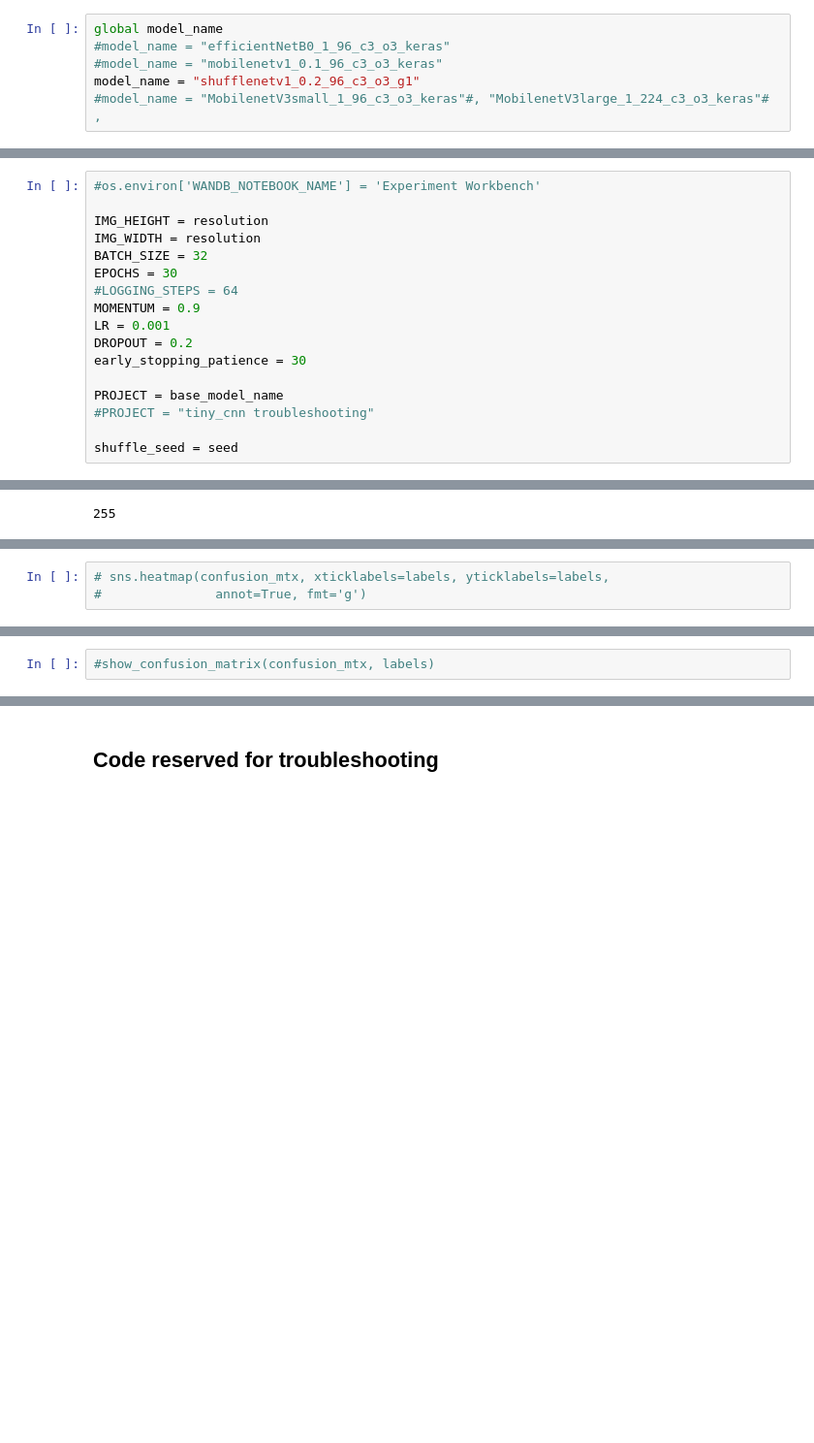
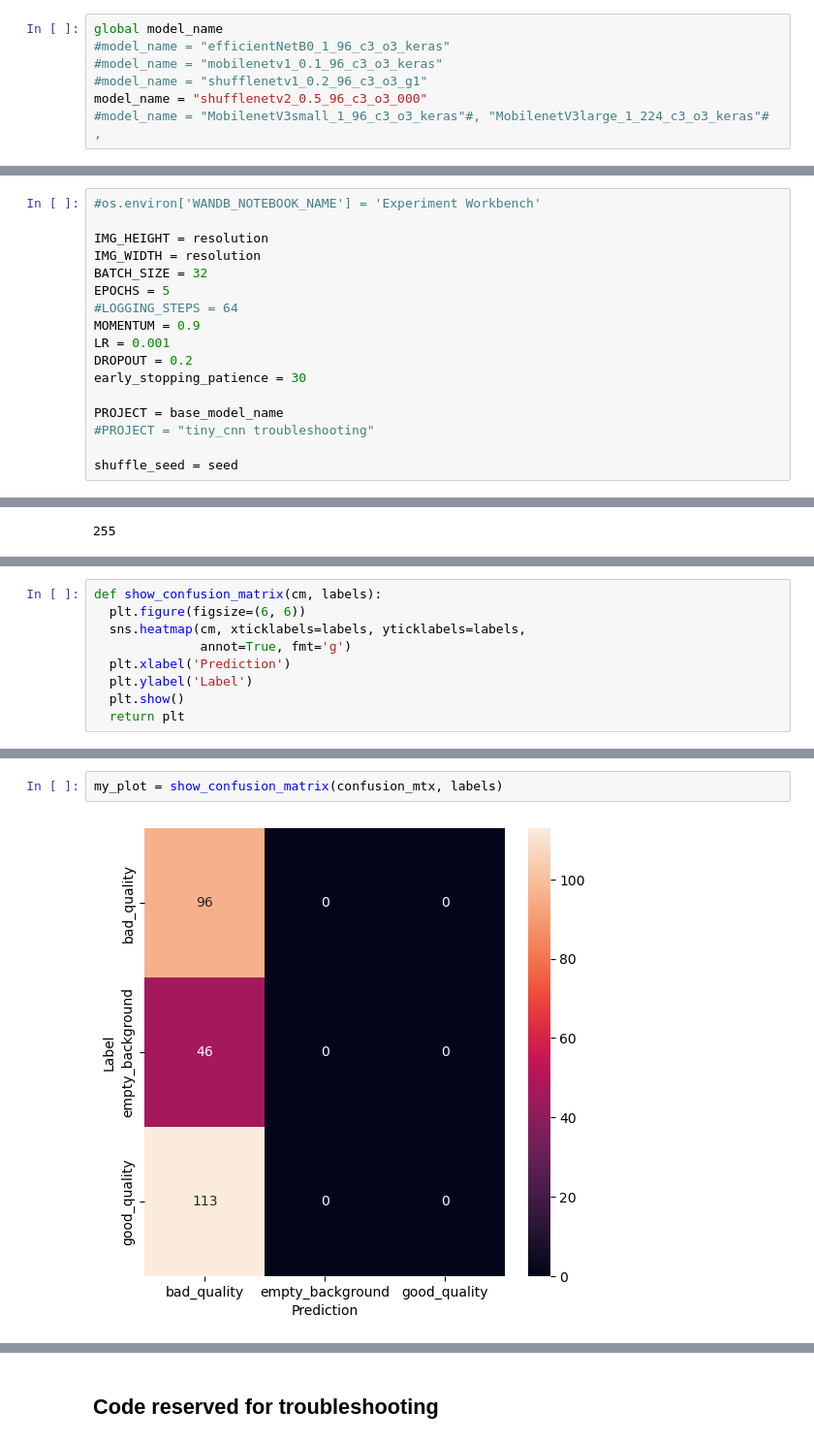
Before and after one commit to subrockmann/tiny_cnn, a Jupyter notebook: Experiment Workbench.ipynb, the cells around one changed output, grey strips where cells are left out. Shown at 97% size. Drawn from its saved outputs; the diff is of its cells as text; blank space fills up the shorter version.

```diff
--- a/Experiment Workbench.ipynb
+++ b/Experiment Workbench.ipynb
@@ -89,7 +91,8 @@ models_dir = initialize()
 global model_name
 #model_name = "efficientNetB0_1_96_c3_o3_keras"
 #model_name = "mobilenetv1_0.1_96_c3_o3_keras"
-model_name = "shufflenetv1_0.2_96_c3_o3_g1"
+#model_name = "shufflenetv1_0.2_96_c3_o3_g1"
+model_name = "shufflenetv2_0.5_96_c3_o3_000"
 #model_name = "MobilenetV3small_1_96_c3_o3_keras"#, "MobilenetV3large_1_224_c3_o3_keras"# ,
 # %%
 models_path, models_summary_path, models_image_path, models_layer_df_path, models_tf_path, models_tflite_path, models_tflite_opt_path = create_filepaths(model_name)
@@ -123,7 +123,7 @@ The tensorboard extension is already loaded. To reload it, use:
 IMG_HEIGHT = resolution
 IMG_WIDTH = resolution
 BATCH_SIZE = 32
-EPOCHS = 30
+EPOCHS = 5
 #LOGGING_STEPS = 64
 MOMENTUM = 0.9
 LR = 0.001
@@ -939,3 +980,9 @@ array([[ 93,   0,   3],
 # %%
-# sns.heatmap(confusion_mtx, xticklabels=labels, yticklabels=labels,
-#               annot=True, fmt='g')
+def show_confusion_matrix(cm, labels):
+  plt.figure(figsize=(6, 6))
+  sns.heatmap(cm, xticklabels=labels, yticklabels=labels,
+              annot=True, fmt='g')
+  plt.xlabel('Prediction')
+  plt.ylabel('Label')
+  plt.show()
+  return plt
@@ -950,2 +989,4 @@ def show_confusion_matrix(cm, labels):
 # %%
-#show_confusion_matrix(confusion_mtx, labels)
+my_plot = show_confusion_matrix(confusion_mtx, labels)
+# %% [output]
+[figure, added]
```
Also changed, not shown: parts of 62 cells of this notebook.
